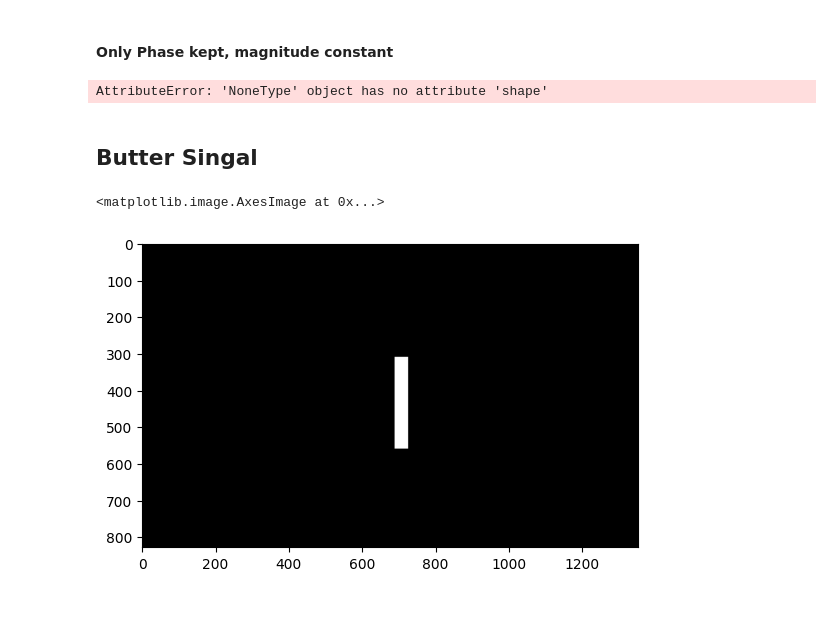
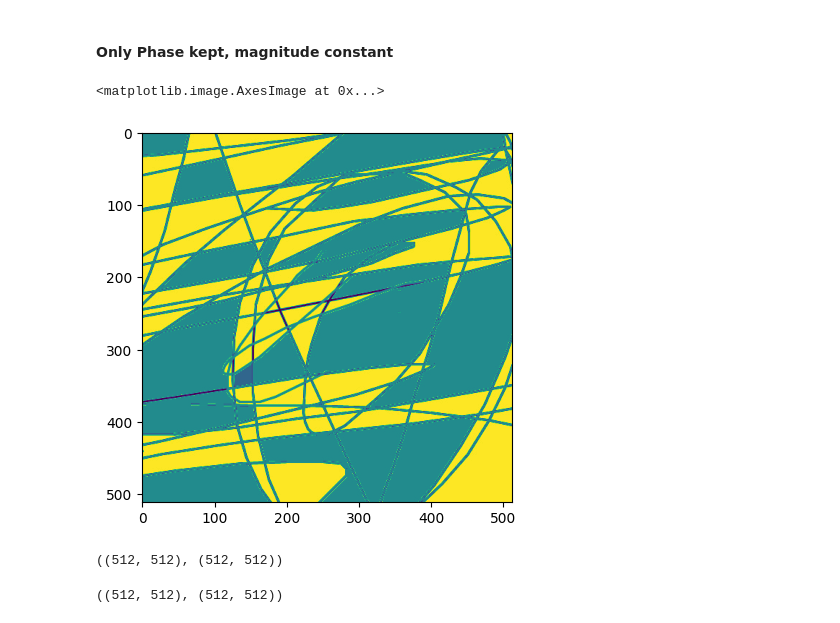
Before and after one commit to bdthombre/cvTests, a Jupyter notebook: 05_2dFFT.ipynb, the cells around one changed output. Saved outputs shown, nothing was run; the diff lists cells and outputs as text; code cells hidden in the pictures.

```diff
--- a/05_2dFFT.ipynb
+++ b/05_2dFFT.ipynb
@@ -159,17 +144,14 @@ Text(0.5, 1.0, 'After the phase is zeroed')
 # %%
 # we will get the magnitude from the random image (test_image2) and join the phases of the first image and built it back
 
-img3 = cv2.imread("tests/test_image.jpg", 0)
-img4 = cv2.imread("tests/test_image2.jpg",0)
+img3 = cv2.imread("tests/test_image.jpg",0)
+img4 = cv2.imread("tests/test_image_2.jpg",0)
+# %%
+plt.imshow(img4)
+# %% [output]
+<matplotlib.image.AxesImage at 0x...>
+[figure, added]
 # %%
 img3.shape, img4.shape
 # %% [output]
-AttributeError: 'NoneType' object has no attribute 'shape'
+((512, 512), (512, 512))
-# %% [markdown]
-## Butter Singal
-# %%
-# using butter from scipy.signal
-plt.imshow(img)
-# %% [output]
-<matplotlib.image.AxesImage at 0x...>
-[figure, removed]
@@ -177,0 +162,7 @@ sos = signal.butter(10,15, 'hp', oiput)
+# %%
+# get fft_shifted
+fft_shift_img3 = np.fft.fftshift(fft_img3)
+fft_shift_img4 = np.fft.fftshift(fft_img4)
+fft_shift_img3.shape, fft_shift_img4.shape
+# %% [output]
+((512, 512), (512, 512))
```
Also changed, not shown: parts of 20 cells of this notebook, 4 other files.
